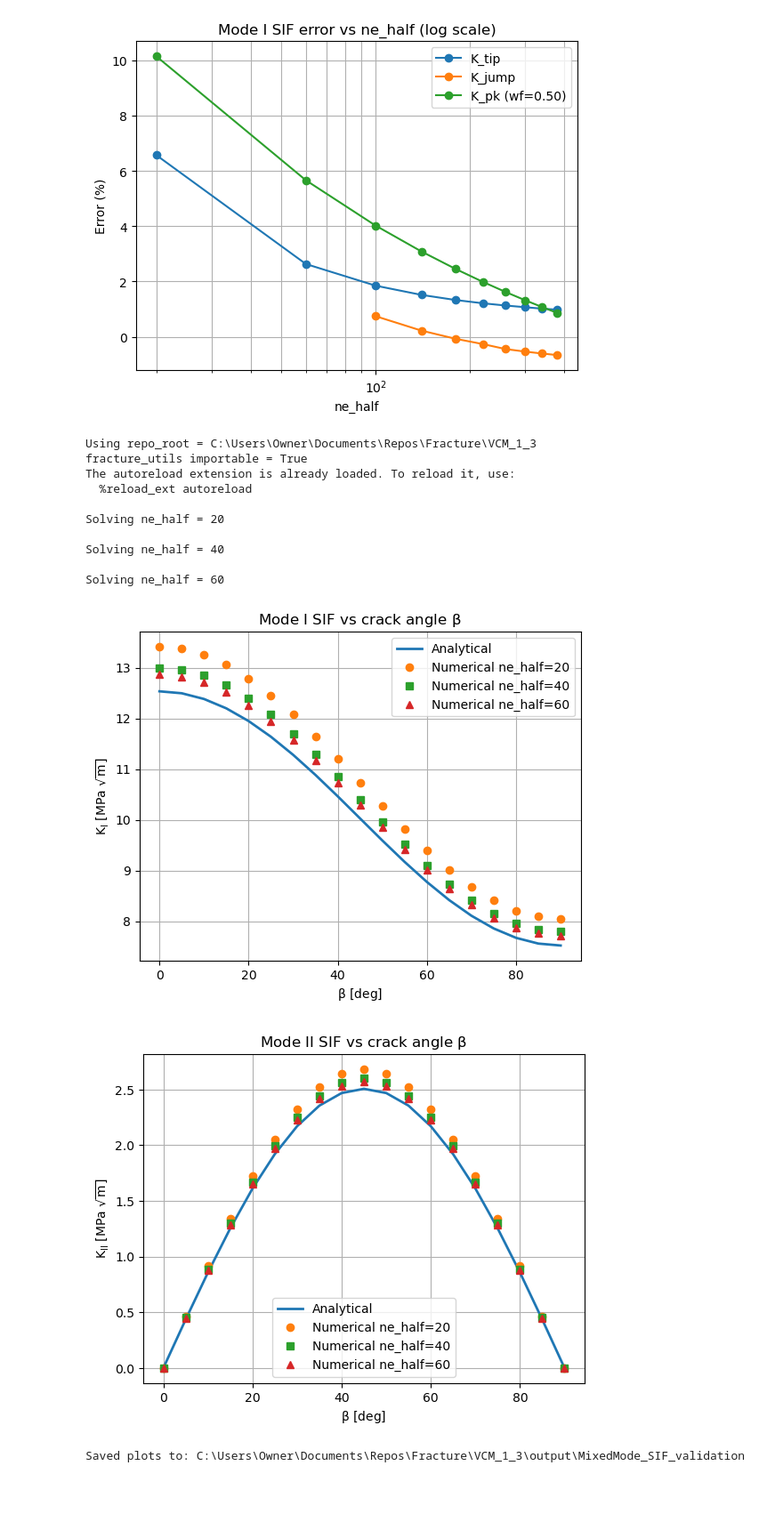
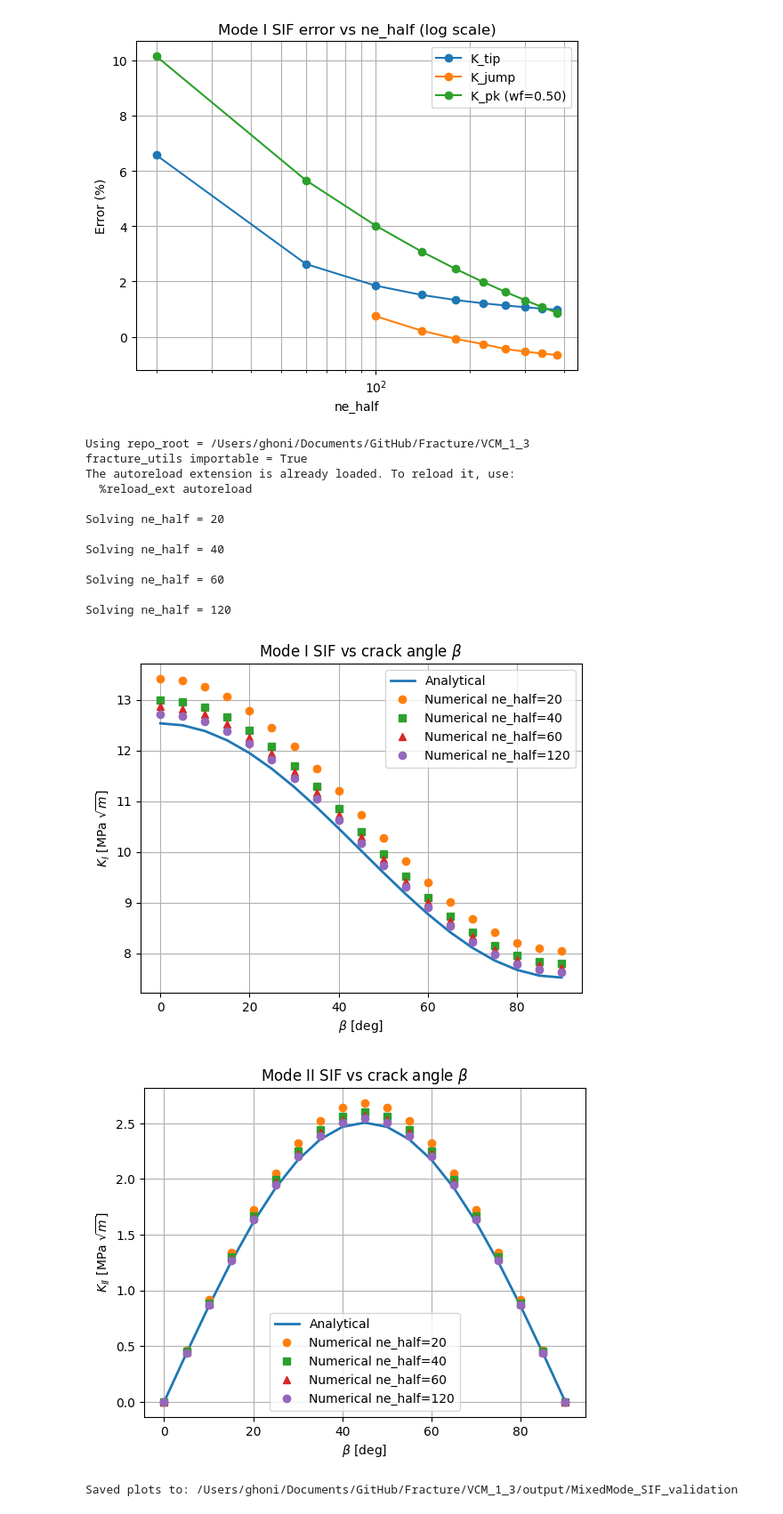
Before and after one commit to Ghoniem/Fracture, a Jupyter notebook: VCM_1_3/notebooks/validation.ipynb, the cells around one changed output. Shown at 89% size. Saved outputs shown, nothing was run; the diff lists cells and outputs as text; code cells hidden in the pictures; blank space fills up the shorter version.

```diff
--- a/VCM_1_3/notebooks/validation.ipynb
+++ b/VCM_1_3/notebooks/validation.ipynb
@@ -940,7 +393,7 @@ enable_autoreload()
 # -------------------------
 # Output directory
 # -------------------------
-out_dir = Path(r"C:\Users\Owner\Documents\Repos\Fracture\VCM_1_3\output\CSD_validation_ModeII")
+out_dir = Path(r"/Users/ghoni/Documents/GitHub/Fracture/VCM_1_3/output/CSD_validation_ModeII")
 out_dir.mkdir(parents=True, exist_ok=True)
 
 print(f"Output directory exists: {out_dir.exists()}")
@@ -1045,7 +498,7 @@ def analytical_csd(s, crack_meta):
 # -------------------------
 # Knob sweep
 # -------------------------
-ne_half_list = list(range(20, 70, 40))
+ne_half_list = list(range(25, 230, 25))
 
 knob_sweep = []
 for ne in ne_half_list:
@@ -1494,7 +930,7 @@ from fracture_utils.Uprocessor.SIF import sif_from_cod_fit
 # -------------------------
 # Output directory
 # -------------------------
-out_dir = Path(r"C:\Users\Owner\Documents\Repos\Fracture\VCM_1_3\output\MixedMode_SIF_validation")
+out_dir = Path(r"/Users/ghoni/Documents/GitHub/Fracture/VCM_1_3/output/MixedMode_SIF_validation")
 out_dir.mkdir(parents=True, exist_ok=True)
 
 # -------------------------
@@ -1657,37 +1093,39 @@ axB.grid(True)
 axB.legend()
 figB.savefig(out_dir / "KI_vs_beta.png", dpi=300, bbox_inches="tight")
 plt.show()
 
 # -------------------------
 # Plot (C): KII vs beta
 # -------------------------
 figC, axC = plt.subplots()
 axC.plot(beta_deg, KII_ana_p, label="Analytical", linewidth=2)
 for ne in ne_list:
     axC.plot(beta_deg, KII_num_p[ne], marker=markers.get(ne,"o"), linestyle="None", label=f"Numerical ne_half={ne}")
 axC.set_xlabel(r"$\beta$ [deg]")
 axC.set_ylabel(r"$K_{II}$ [MPa $\sqrt{m}$]")
 axC.set_title(r"Mode II SIF vs crack angle $\beta$")
 axC.grid(True)
 axC.legend()
 figC.savefig(out_dir / "KII_vs_beta.png", dpi=300, bbox_inches="tight")
 plt.show()
 
 print(f"\nSaved plots to: {out_dir}")
 # %% [output]
-Using repo_root = C:\Users\Owner\Documents\Repos\Fracture\VCM_1_3
+Using repo_root = /Users/ghoni/Documents/GitHub/Fracture/VCM_1_3
 fracture_utils importable = True
 The autoreload extension is already loaded. To reload it, use:
   %reload_ext autoreload
 
 Solving ne_half = 20
 
 Solving ne_half = 40
 
 Solving ne_half = 60
+
+Solving ne_half = 120
-[figure, old version]
+[figure, new version]
-[figure, old version]
+[figure, new version]
-Saved plots to: C:\Users\Owner\Documents\Repos\Fracture\VCM_1_3\output\MixedMode_SIF_validation
+Saved plots to: /Users/ghoni/Documents/GitHub/Fracture/VCM_1_3/output/MixedMode_SIF_validation
 # %%
 # ============================================================
 # Mixed-Mode SIF validation: KI(β), KII(β) + error convergence
```
Also changed, not shown: parts of 5 cells of this notebook, 16 other files.
